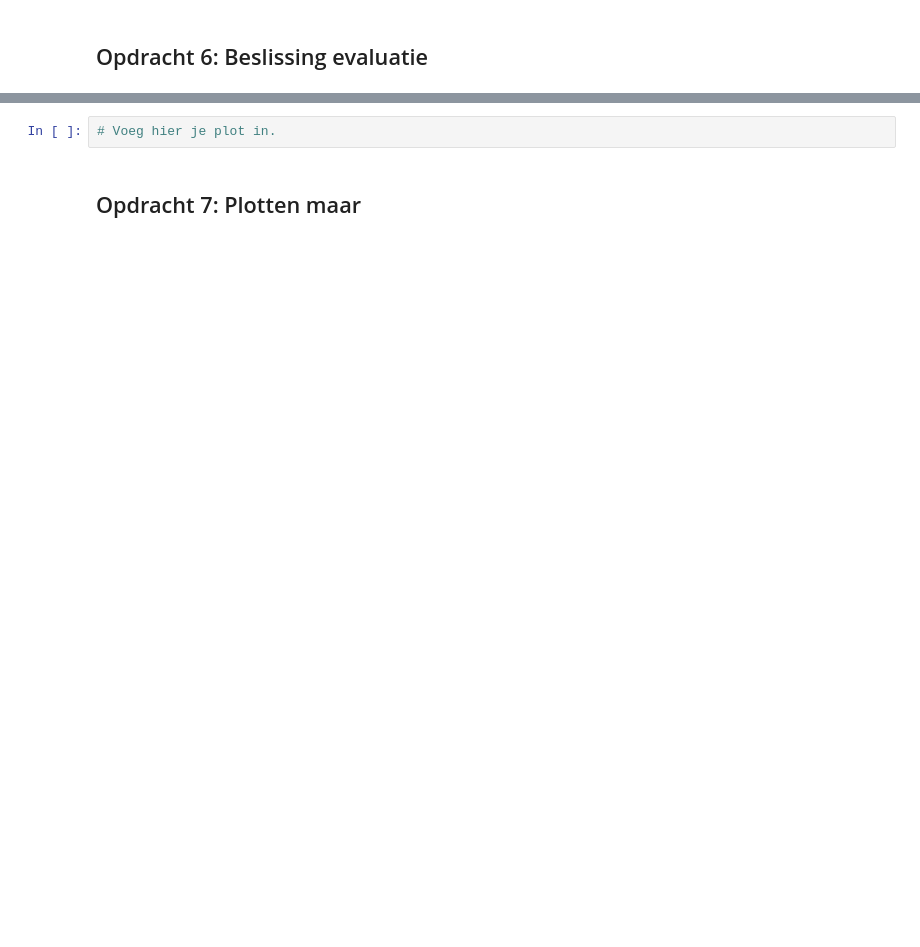
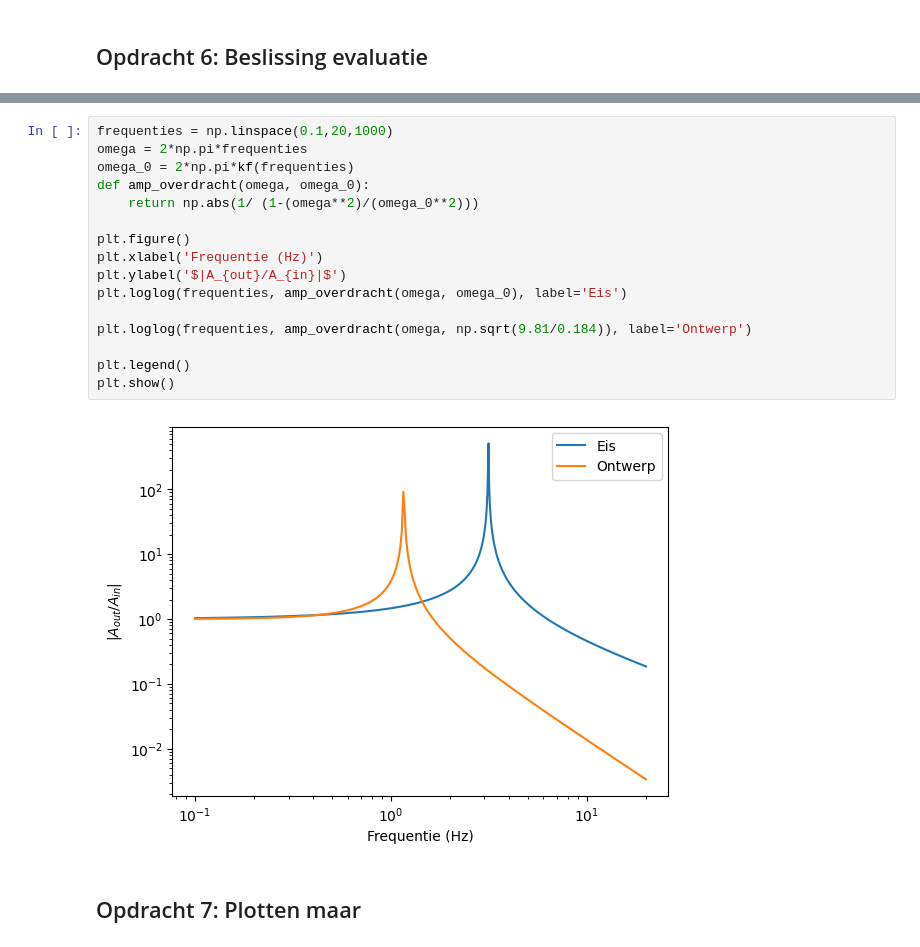
Before and after one commit to AnnetMoeleker/opdrachten-DEF-D, a Jupyter notebook: FysiekeOntwerpopdrachten/5MaakEenOpstellingTrillingsvrij/Ontwerpopdracht5MaakEenOpstellingTrillingsvrijInvulTemplate.ipynb, the cells around one changed output, grey strips where cells are left out. Cells and saved outputs as stored; diff of their text form; blank space fills up the shorter version.

```diff
--- a/FysiekeOntwerpopdrachten/5MaakEenOpstellingTrillingsvrij/Ontwerpopdracht5MaakEenOpstellingTrillingsvrijInvulTemplate.ipynb
+++ b/FysiekeOntwerpopdrachten/5MaakEenOpstellingTrillingsvrij/Ontwerpopdracht5MaakEenOpstellingTrillingsvrijInvulTemplate.ipynb
@@ -170,6 +170,22 @@ Deze grafiek heb je later weer nodig om je gemeten punten aan toe te voegen. Ga
 
 Als je hier negatief geantwoord hebt, kopieer onder deze cel dan alle cellen van Synthese tot en met Evaluation & decision en doorloop dat deel van het ontwerp proces nogmaals.
 # %%
-# Voeg hier je plot in.
+frequenties = np.linspace(0.1,20,1000)
+omega = 2*np.pi*frequenties
+omega_0 = 2*np.pi*kf(frequenties)
+def amp_overdracht(omega, omega_0):
+    return np.abs(1/ (1-(omega**2)/(omega_0**2)))
+
+plt.figure()
+plt.xlabel('Frequentie (Hz)')
+plt.ylabel('$|A_{out}/A_{in}|$')
+plt.loglog(frequenties, amp_overdracht(omega, omega_0), label='Eis')
+
+plt.loglog(frequenties, amp_overdracht(omega, np.sqrt(9.81/0.184)), label='Ontwerp')
+
+plt.legend()
+plt.show()
+# %% [output]
+[figure, added]
 # %% [markdown]
 ## Opdracht 7: Plotten maar
```
Also changed, not shown: parts of 13 cells of this notebook, 11 other files.
